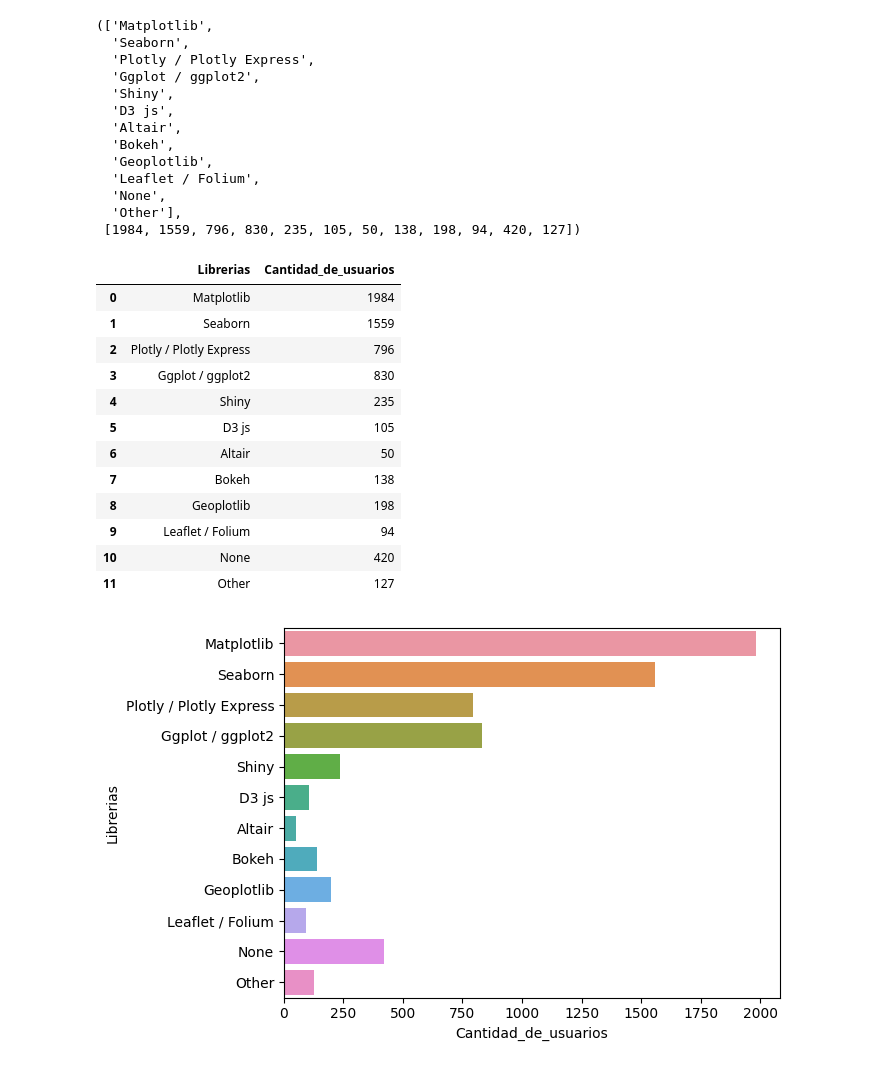
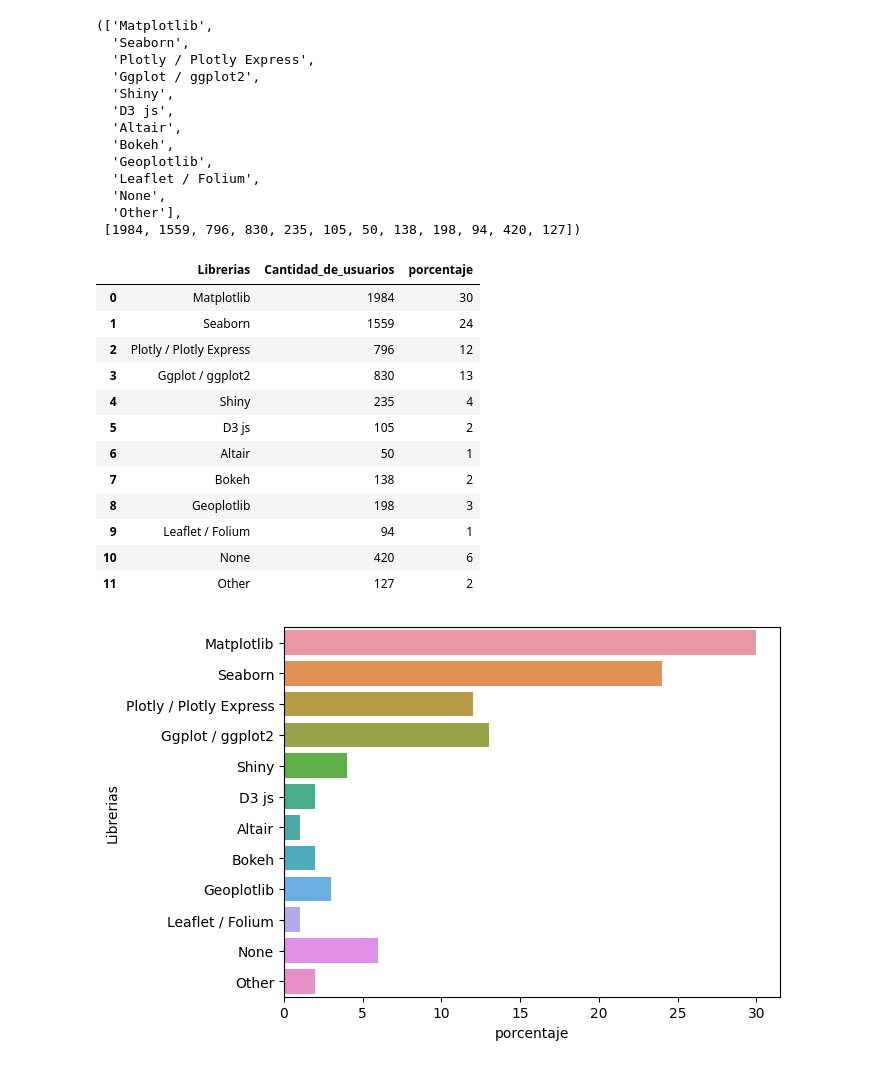
Before and after one commit to Adalab/project-da-promo-d-modulo-2-team-4, a Jupyter notebook: graficos/graficos_data_business.ipynb, the cells around one changed output. Cells and saved outputs as stored; diff of their text form; code cells hidden in the pictures.

```diff
--- a/graficos/graficos_data_business.ipynb
+++ b/graficos/graficos_data_business.ipynb
@@ -323,24 +315,27 @@ lista_total
 df_librerias = pd.DataFrame(lista_total).T
 nombre_columnas = {0: "Librerias", 1: "Cantidad_de_usuarios"}
 df_librerias.rename(columns = nombre_columnas, inplace = True)
+df_librerias["porcentaje"] = (df_librerias['Cantidad_de_usuarios'] / df_librerias['Cantidad_de_usuarios'].sum()) * 100
+df_librerias["porcentaje"] = df_librerias["porcentaje"].astype(float)
+df_librerias["porcentaje"] = df_librerias["porcentaje"].apply(round)
 df_librerias
 # %% [output]
-|  | Librerias | Cantidad_de_usuarios |
-| 0 | Matplotlib | 1984 |
-| 1 | Seaborn | 1559 |
-| 2 | Plotly / Plotly Express | 796 |
-| 3 | Ggplot / ggplot2 | 830 |
-| 4 | Shiny | 235 |
-| 5 | D3 js | 105 |
-| 6 | Altair | 50 |
-| 7 | Bokeh | 138 |
-| 8 | Geoplotlib | 198 |
-| 9 | Leaflet / Folium | 94 |
-| 10 | None | 420 |
-| 11 | Other | 127 |
+|  | Librerias | Cantidad_de_usuarios | porcentaje |
+| 0 | Matplotlib | 1984 | 30 |
+| 1 | Seaborn | 1559 | 24 |
+| 2 | Plotly / Plotly Express | 796 | 12 |
+| 3 | Ggplot / ggplot2 | 830 | 13 |
+| 4 | Shiny | 235 | 4 |
+| 5 | D3 js | 105 | 2 |
+| 6 | Altair | 50 | 1 |
+| 7 | Bokeh | 138 | 2 |
+| 8 | Geoplotlib | 198 | 3 |
+| 9 | Leaflet / Folium | 94 | 1 |
+| 10 | None | 420 | 6 |
+| 11 | Other | 127 | 2 |
 # %%
-sns.barplot(data = df_librerias, x= 'Cantidad_de_usuarios', y = 'Librerias');
+sns.barplot(data = df_librerias, x= 'porcentaje', y = 'Librerias');
 # %% [output]
-[figure, old version]
+[figure, new version]
 # %%
 df_data.to_csv("../archivos_editados/df_data.csv")
```
Also changed, not shown: parts of 10 cells of this notebook, 6 other files.
